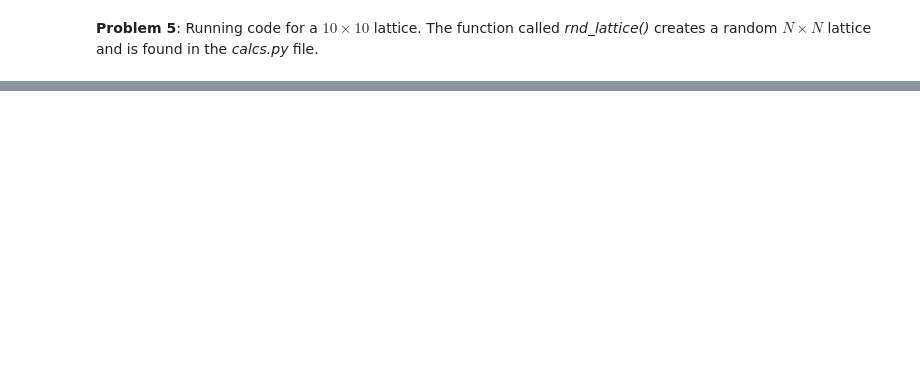
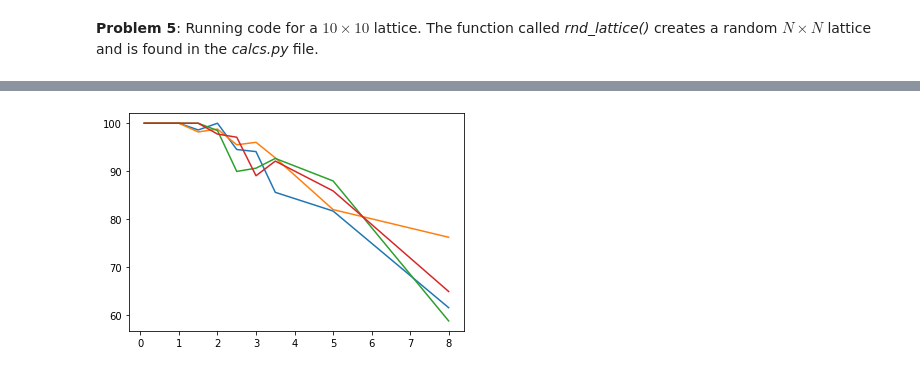
Before and after one commit to ajdominic/statmech, a Jupyter notebook: ajd_ising.ipynb, the cells around one changed output, grey strips where cells are left out. Saved outputs shown, nothing was run; the diff lists cells and outputs as text; code cells hidden in the pictures; blank space fills up the shorter version.

```diff
--- a/ajd_ising.ipynb
+++ b/ajd_ising.ipynb
@@ -209,11 +149,9 @@ plt.show()
 big_lettuce = c.rnd_lattice(10)
 # %%
 # running code for the 10 x 10 lattice at T=10
-params = {"dim":10, "kb":1.0, "Temperature":10.0,
-          "J":1.0, "H":0.0, "n_iter":10000,
-          "matrix":big_lettuce}
-E, M = MCMC(params)
-avg_E = np.sum(E) / E.shape[0]
-avg_M = np.sum(M) / M.shape[0]
-print(avg_E)
-print(avg_M)
+params_five = {"dim":10, "kb":1.0, "Temperature":10.0,
+               "J":1.0, "H":0.0, "n_iter":10000,
+               "matrix":big_lettuce}
+E_five, M_five = c.MCMC(params_five)
+avg_E_five = np.sum(E_five) / E_five.shape[0]
+avg_M_five = np.sum(M_five) / M_five.shape[0]
@@ -220,8 +170,18 @@ print(avg_M)
+# %%
+T_array = np.array([0.1, 0.5, 1.0, 1.5, 2.0,
+                    2.5, 3.0, 3.5, 5.0, 8.0])
 # %%
 M_list = []
-H_list = [0.02, 0.1, 0.5]
+H_list = [0.0, 0.02, 0.1, 0.5]
+#H_list = [0.0, 0.0, 0.0]
 for k in H_list:
-    T, E, M = c.TvM(k)
+    T, E, M = TvM(k)
     M_list.append(M)
-    plt.plot(T, M)
-    plt.show()
+# %%
+for k in range(4):
+    plt.plot(T_array, M_list[k], label="H="+str(H_list[k]))
+    plt.xlabel("")
+    plt.ylabel("")
+plt.show()
+# %% [output]
+[figure, added]
```
Also changed, not shown: parts of 14 cells of this notebook.
